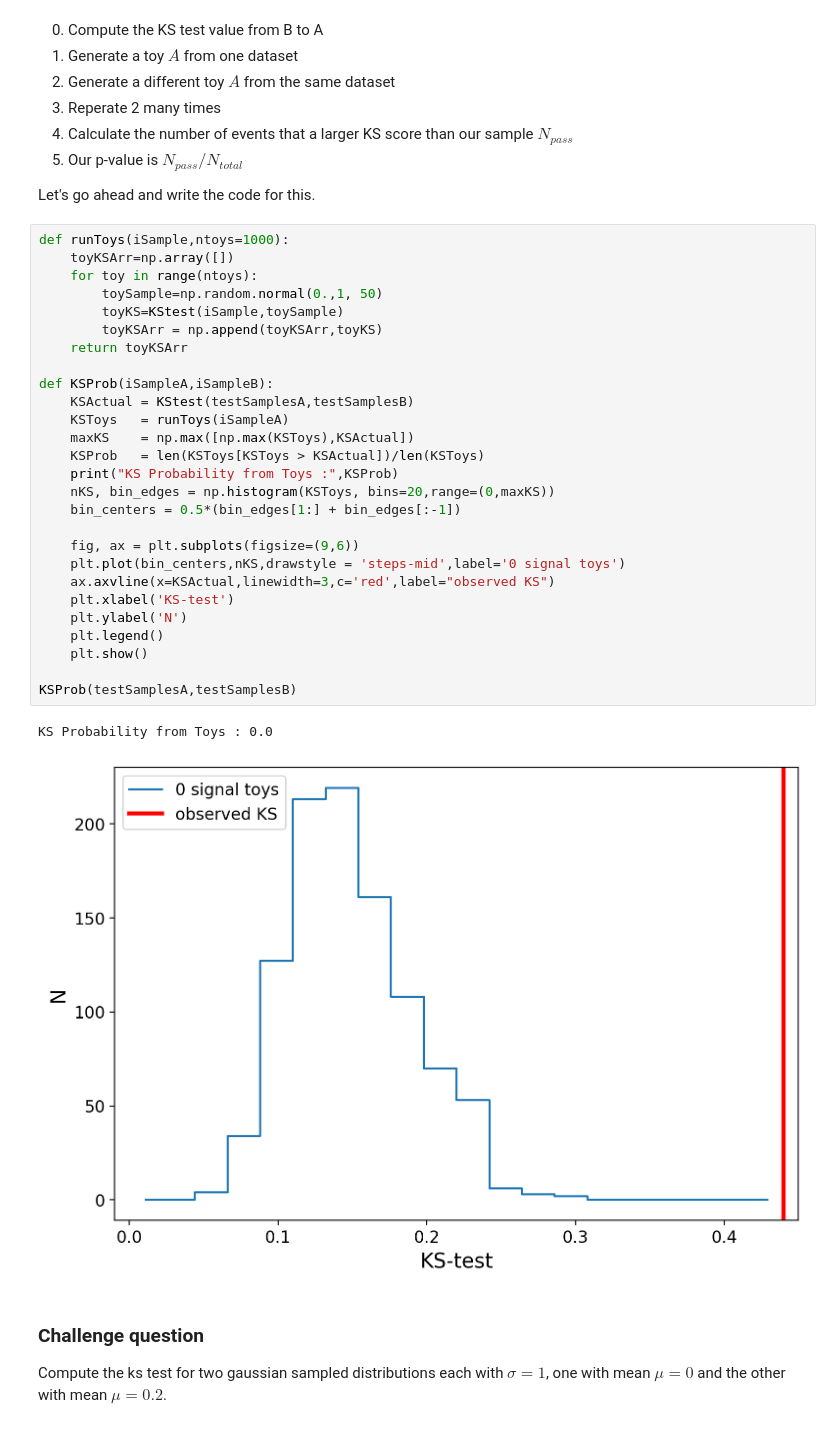
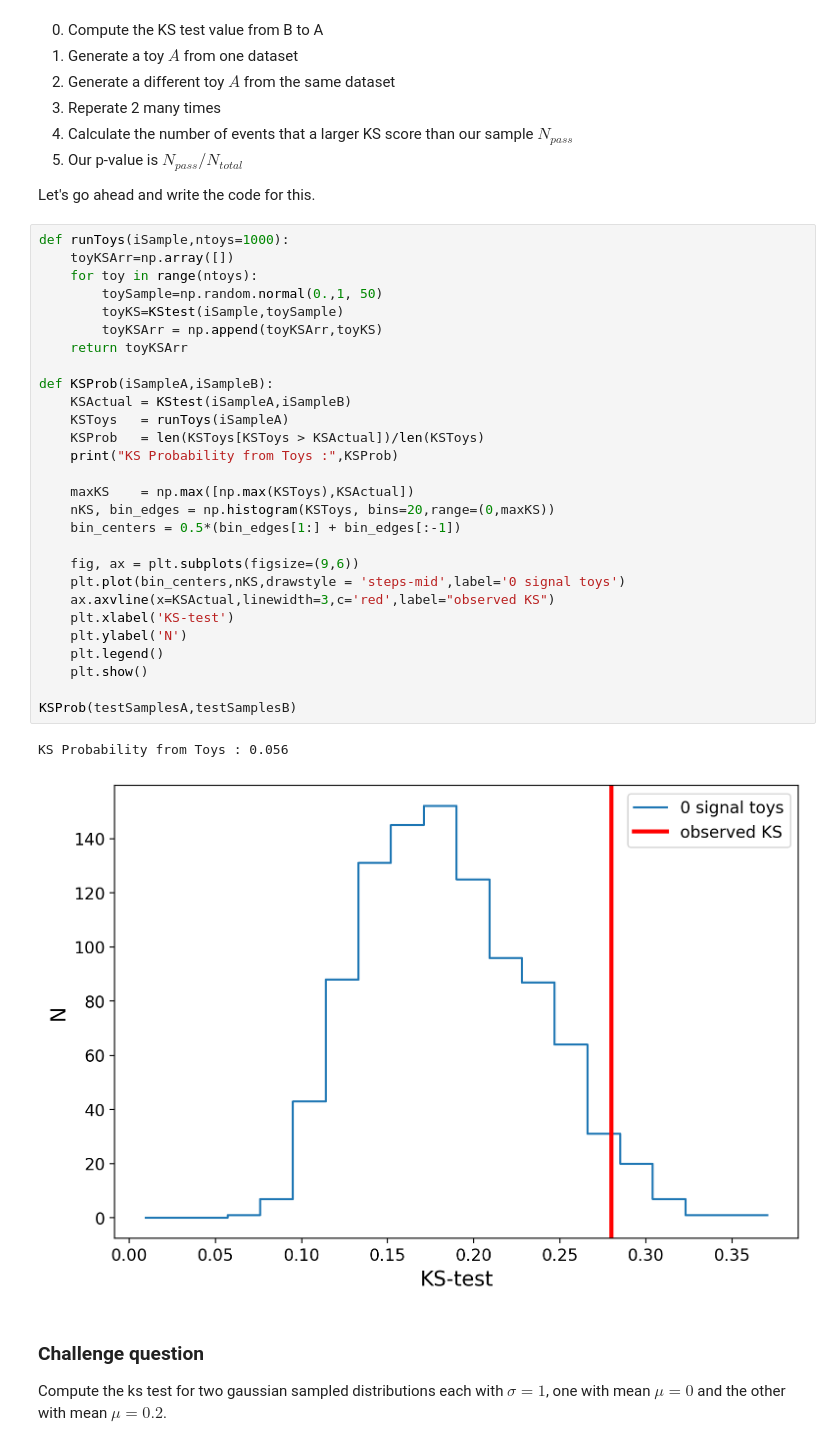
Before and after one commit to mit-physics-data/lectures, a Jupyter notebook: lecture9/8316_L09_MAIN.ipynb, the cells around one changed output. Drawn from its saved outputs; the diff is of its cells as text.

```diff
--- a/lecture9/8316_L09_MAIN.ipynb
+++ b/lecture9/8316_L09_MAIN.ipynb
@@ -997,33 +983,34 @@ Let's go ahead and write the code for this.
 # %%
 def runToys(iSample,ntoys=1000):
     toyKSArr=np.array([])
     for toy in range(ntoys):
         toySample=np.random.normal(0.,1, 50)
         toyKS=KStest(iSample,toySample)
         toyKSArr = np.append(toyKSArr,toyKS)
     return toyKSArr
 
 def KSProb(iSampleA,iSampleB):
-    KSActual = KStest(testSamplesA,testSamplesB)
+    KSActual = KStest(iSampleA,iSampleB)
     KSToys   = runToys(iSampleA)
-    maxKS    = np.max([np.max(KSToys),KSActual])
     KSProb   = len(KSToys[KSToys > KSActual])/len(KSToys)
     print("KS Probability from Toys :",KSProb)
+
+    maxKS    = np.max([np.max(KSToys),KSActual])
     nKS, bin_edges = np.histogram(KSToys, bins=20,range=(0,maxKS))
     bin_centers = 0.5*(bin_edges[1:] + bin_edges[:-1])
 
     fig, ax = plt.subplots(figsize=(9,6))
     plt.plot(bin_centers,nKS,drawstyle = 'steps-mid',label='0 signal toys')
     ax.axvline(x=KSActual,linewidth=3,c='red',label="observed KS")
     plt.xlabel('KS-test')
     plt.ylabel('N')
     plt.legend()
     plt.show()
 
 KSProb(testSamplesA,testSamplesB)
 # %% [output]
-KS Probability from Toys : 0.0
+KS Probability from Toys : 0.056
-[figure, old version]
+[figure, new version]
 # %% [markdown]
 ### Challenge question
 Compute the ks test for two gaussian sampled distributions each with $\sigma=1$, one with mean $\mu=0$ and the other with mean $\mu=0.2$.
```
Also changed, not shown: parts of 24 cells of this notebook, 1 other file.
